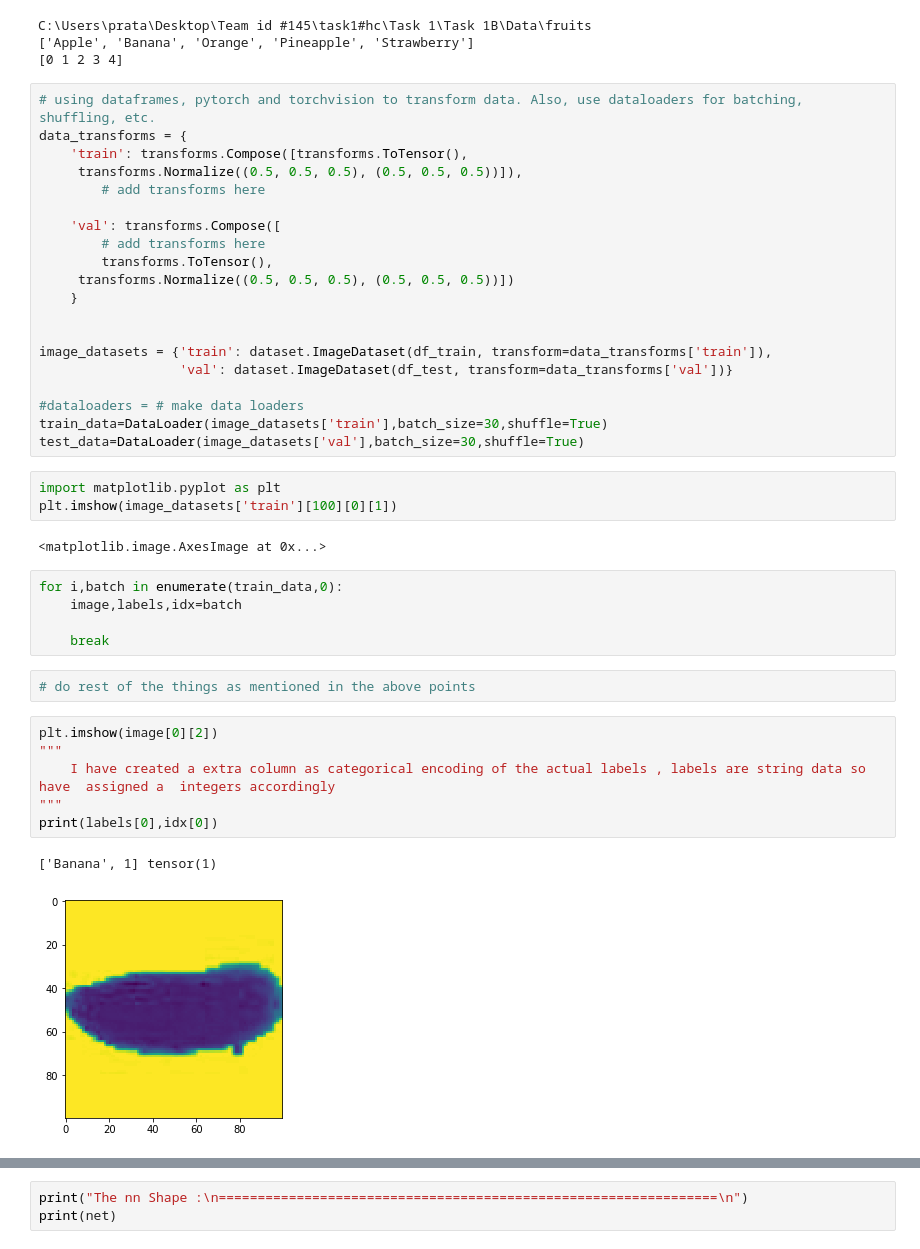
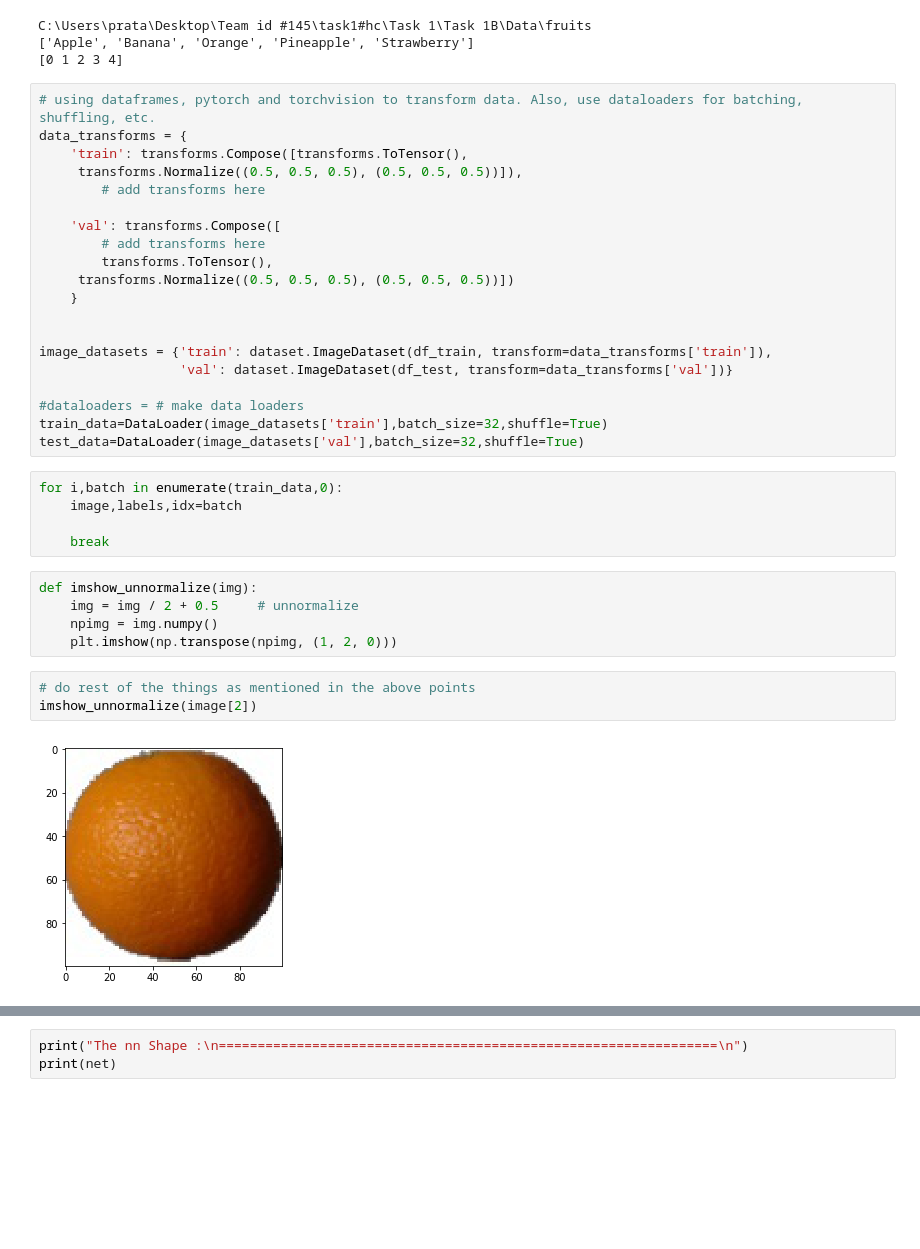
Before and after one commit to Pratap2018/NeuralNet-Ground-up, a Jupyter notebook: Task 1B/Code/Task_1B.ipynb, the cells around one changed output, grey strips where cells are left out. Drawn from its saved outputs; the diff is of its cells as text; blank space fills up the shorter version.

```diff
--- a/Task 1B/Code/Task_1B.ipynb
+++ b/Task 1B/Code/Task_1B.ipynb
@@ -67,29 +69,23 @@ image_datasets = {'train': dataset.ImageDataset(df_train, transform=data_transfo
                   'val': dataset.ImageDataset(df_test, transform=data_transforms['val'])}
 
 #dataloaders = # make data loaders
-train_data=DataLoader(image_datasets['train'],batch_size=30,shuffle=True)
-test_data=DataLoader(image_datasets['val'],batch_size=30,shuffle=True)
+train_data=DataLoader(image_datasets['train'],batch_size=32,shuffle=True)
+test_data=DataLoader(image_datasets['val'],batch_size=32,shuffle=True)
-# %%
-import matplotlib.pyplot as plt
-plt.imshow(image_datasets['train'][100][0][1])
-# %% [output]
-<matplotlib.image.AxesImage at 0x...>
 # %%
 for i,batch in enumerate(train_data,0):
     image,labels,idx=batch
 
     break
+# %%
+def imshow_unnormalize(img):
+    img = img / 2 + 0.5     # unnormalize
+    npimg = img.numpy()
+    plt.imshow(np.transpose(npimg, (1, 2, 0)))
 # %%
 # do rest of the things as mentioned in the above points
+imshow_unnormalize(image[2])
+# %% [output]
+[figure, added]
-# %%
-plt.imshow(image[0][2])
-"""
-    I have created a extra column as categorical encoding of the actual labels , labels are string data so have  assigned a  integers accordingly
-"""
-print(labels[0],idx[0])
-# %% [output]
-['Banana', 1] tensor(1)
-[figure, removed]
 # %%
 len(image)# batch size
 # %% [output]
```
Also changed, not shown: parts of 6 cells of this notebook, 1 other file.
